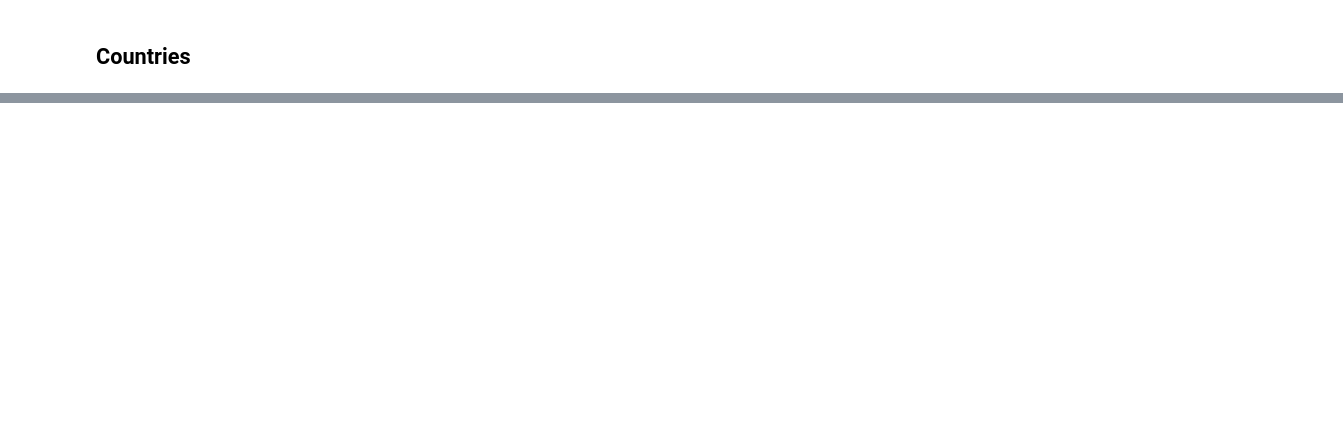
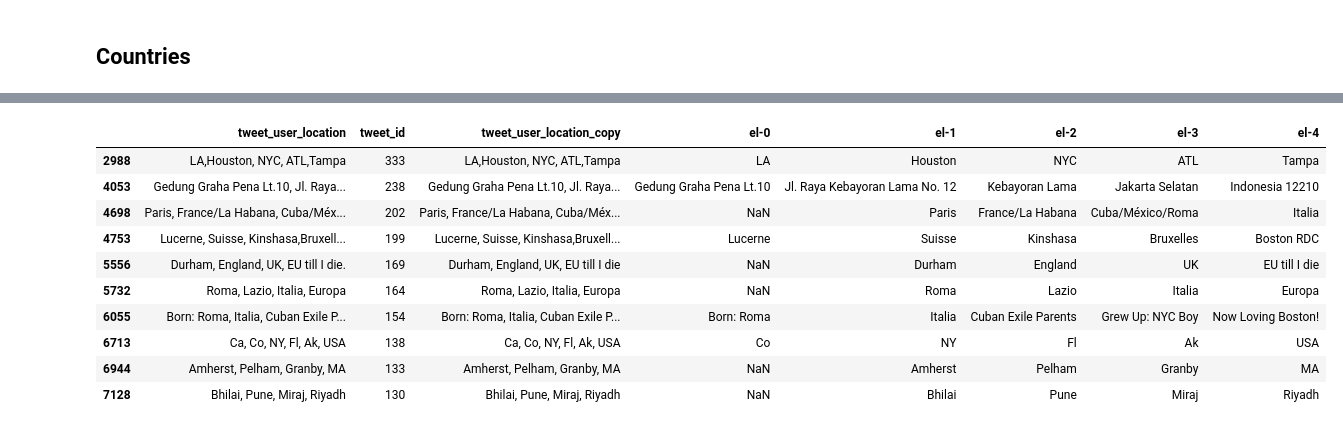
Before and after one commit to chumlab/covid19project, a Jupyter notebook: experimentation.ipynb, the cells around one changed output, grey strips where cells are left out. Cells and saved outputs as stored; diff of their text form; code cells hidden in the pictures; blank space fills up the shorter version.

```diff
--- a/experimentation.ipynb
+++ b/experimentation.ipynb
@@ -114,0 +262,4 @@ pd.merge(df, simple_countries_df, how='left', left_on='tweet_user_location', rig
+# %%
+# df[['column_new_1', 'column_new_2', 'column_new_3']] = pd.DataFrame([[np.nan, 'dogs', 3]], index=df.index)
+test_df = df[df['tweet_user_location_copy'].str.count(',') > 2].head(10)
+test_df
@@ -114,0 +278,30 @@ pd.merge(df, simple_countries_df, how='left', left_on='tweet_user_location', rig
+# %%
+import numpy as np
+
+num_parts = 5
+# for i in split_col_names(num_parts):
+#     test_df[i] = np.nan
+
+#test_df[split_col_names(num_parts)] = split_to_cols(num_parts, test)
+#test_df[split_col_names(num_parts)] = test_df[split_col_names(num_parts)].apply(lambda x: [1,2,3])
+#test_df
+
+# test_df.apply(lambda x: x['tweet_user_location_copy'], axis=0)
+
+# split_to_cols(num_parts, "Bogotá, D.C., Colombia")
+
+# https://stackoverflow.com/a/16242202
+test_df.tweet_user_location_copy.apply(lambda s: pd.Series(new_series(num_parts, s)))
+pd.concat([test_df, test_df.tweet_user_location_copy.apply(lambda s: pd.Series(new_series(num_parts, s)))], axis=1)
+# %% [output]
+|  | tweet_user_location | tweet_id | tweet_user_location_copy | el-0 | el-1 | el-2 | el-3 | el-4 |
+| 2988 | LA,Houston, NYC, ATL,Tampa | 333 | LA,Houston, NYC, ATL,Tampa | LA | Houston | NYC | ATL | Tampa |
+| 4053 | Gedung Graha Pena Lt.10, Jl. Raya... | 238 | Gedung Graha Pena Lt.10, Jl. Raya... | Gedung Graha Pena Lt.10 | Jl. Raya Kebayoran Lama No. 12 | Kebayoran Lama | Jakarta Selatan | Indonesia 12210 |
+| 4698 | Paris, France/La Habana, Cuba/Méx... | 202 | Paris, France/La Habana, Cuba/Méx... | NaN | Paris | France/La Habana | Cuba/México/Roma | Italia |
+| 4753 | Lucerne, Suisse, Kinshasa,Bruxell... | 199 | Lucerne, Suisse, Kinshasa,Bruxell... | Lucerne | Suisse | Kinshasa | Bruxelles | Boston RDC |
+| 5556 | Durham, England, UK, EU till I die. | 169 | Durham, England, UK, EU till I die | NaN | Durham | England | UK | EU till I die |
+| 5732 | Roma, Lazio, Italia, Europa | 164 | Roma, Lazio, Italia, Europa | NaN | Roma | Lazio | Italia | Europa |
+| 6055 | Born: Roma, Italia, Cuban Exile P... | 154 | Born: Roma, Italia, Cuban Exile P... | Born: Roma | Italia | Cuban Exile Parents | Grew Up: NYC Boy | Now Loving Boston! |
+| 6713 | Ca, Co, NY, Fl, Ak, USA | 138 | Ca, Co, NY, Fl, Ak, USA | Co | NY | Fl | Ak | USA |
+| 6944 | Amherst, Pelham, Granby, MA | 133 | Amherst, Pelham, Granby, MA | NaN | Amherst | Pelham | Granby | MA |
+| 7128 | Bhilai, Pune, Miraj, Riyadh | 130 | Bhilai, Pune, Miraj, Riyadh | NaN | Bhilai | Pune | Miraj | Riyadh |
```
Also changed, not shown: parts of 19 cells of this notebook, 1 other file.
